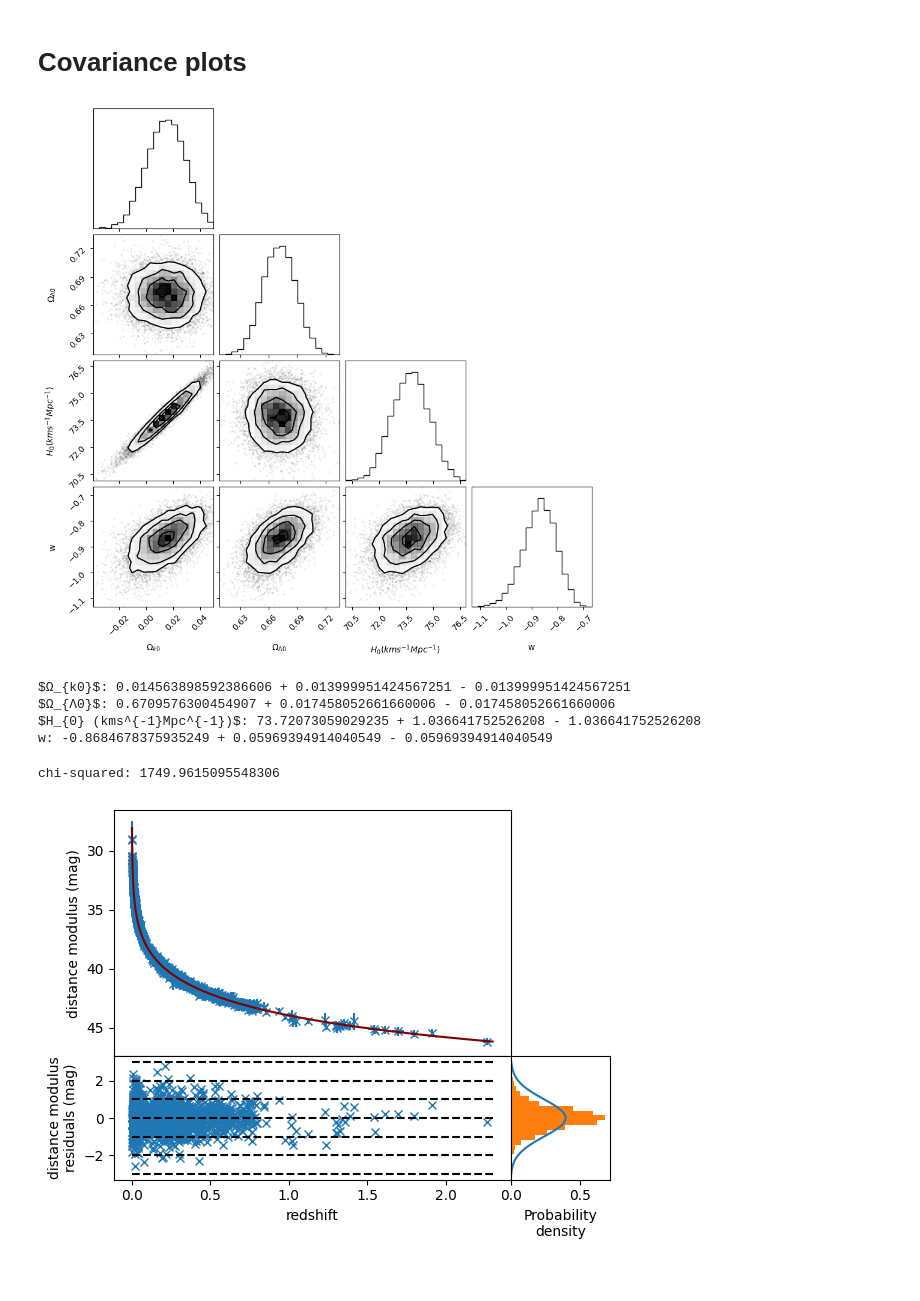
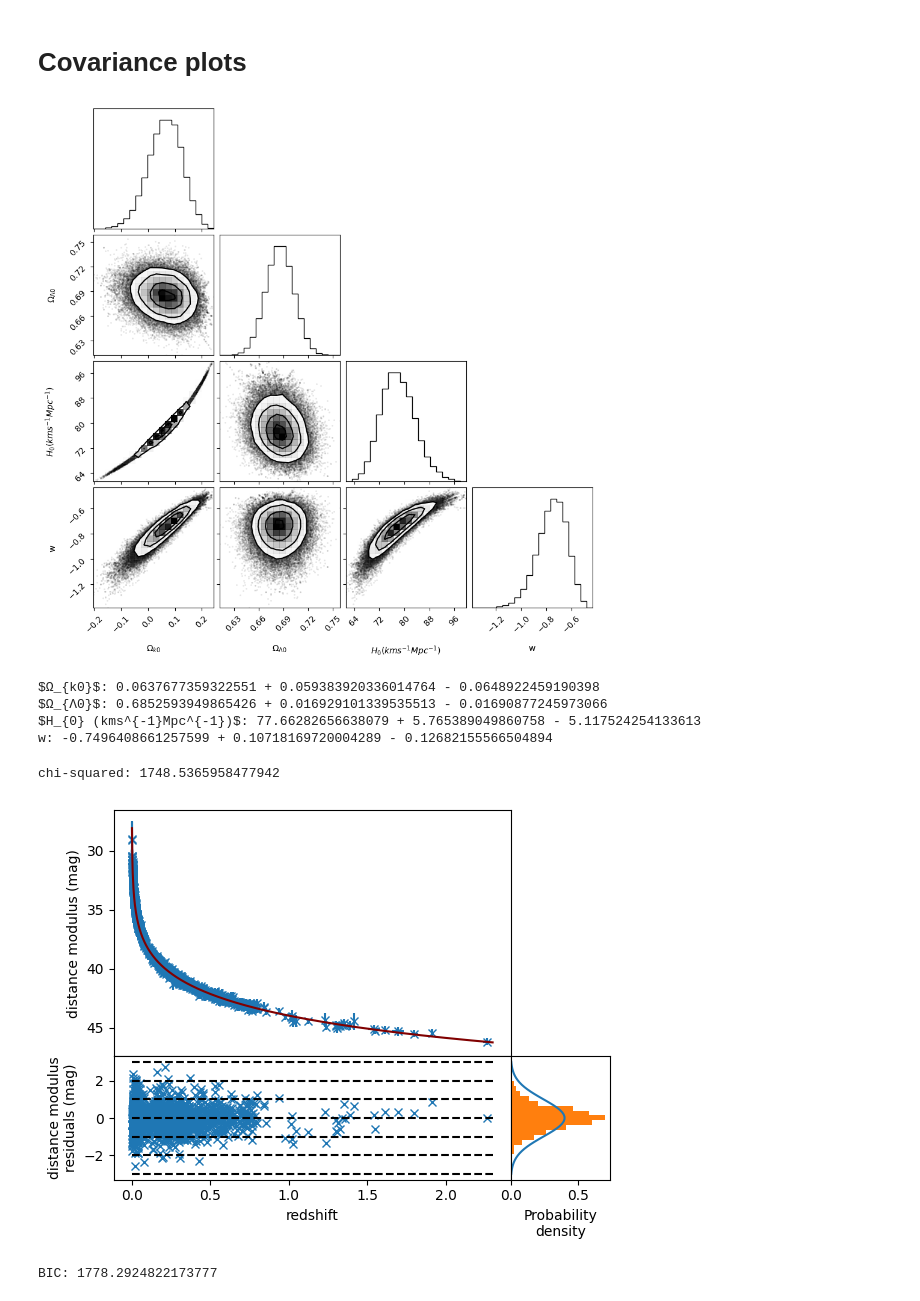
Before and after one commit to LightningMinion/Supernova-Cosmology, a Jupyter notebook: wCDM, MCMC.ipynb, the cells around one changed output. Saved outputs shown, nothing was run; the diff lists cells and outputs as text; code cells hidden in the pictures.

Commit message:
run models

```diff
--- a/wCDM, MCMC.ipynb
+++ b/wCDM, MCMC.ipynb
@@ -76,21 +76,26 @@ Priors are: {k=0, H0~70, etc}
 
 Should priors be uniform or Gaussian over the range? - use uniform unless I have good reasons to use a Gaussian (eg if I use the Planck result as a prior, the prior could be a Gaussian with st dev being the error given by Planck)
 # %%
+H0_prior = 73.3
+H0_stdev_prior = 1.04
+omega_DE_prior = 0.685
+omega_DE_stdev_prior = 0.017
+
 def log_prior(theta, z):
     omega_k, omega_DE, H0, w = theta
     H2 = Friedmann_eq2(z, theta)
-    if not (-0.05<omega_k<0.05 and np.all(H2>0) and -2<w<0 and H0>0):
+    if not (-1<omega_k<1 and np.all(H2>0) and -3<w<-0.01 and 20<H0<100):
         return -np.inf
-    return -0.5*(omega_DE-0.666)**2/0.018**2-0.5*(H0-73.5)**2/1.1**2
+    return -0.5*(omega_DE-omega_DE_prior)**2/omega_DE_stdev_prior**2
 
 nparams = 4
-nwalkers = 32
+nwalkers = 50
 pos = np.zeros((nwalkers, nparams))
 for i in range(len(pos)):
     pos[i][0] = np.random.uniform(-0.005, 0.005)
     pos[i][1] = np.random.uniform(0.6, 0.75)
-    pos[i][2] = np.random.uniform(60, 80)
-    pos[i][3] = np.random.uniform(-1,-0.5)
+    pos[i][2] = np.random.uniform(20, 100)
+    pos[i][3] = np.random.uniform(-3,-0.01)
 # %% [markdown]
 # Likelihood function
 # %%
@@ -112,10 +117,10 @@ def log_probability(theta, z, mu, covmatrix_inv):
 # %% [markdown]
 Questions to investigate: how many chains should I discard? What is burn in? How many walkers do I need? How many steps should the walkers take?
 # %%
-nsteps = 5000 #number of steps walkers take
+nsteps = 10000 #number of steps walkers take
 nwalkers, ndim = pos.shape
 sampler = emcee.EnsembleSampler(
     nwalkers, ndim, log_probability, args = (sn_z, sn_mu, covmat_inv)
 )
-sampler.run_mcmc(pos, nsteps, progress = True)
+sampler.run_mcmc(None, 10000, progress = True)
 # %% [output]
@@ -163,23 +169,23 @@ autocorrelation time is [44.73272509 44.86629894 43.46927248 41.79741928]
 fig = corner.corner(
     flat_samples, labels = labels
 )
-plt.savefig("corner.png")
+plt.savefig("corner_wCDM.png")
 # %% [output]
-[figure, old version]
+[figure, new version]
 # %%
 for i in range(ndim):
     mcmc = np.percentile(flat_samples[:, i], [16, 50, 84])
     q = np.diff(mcmc)
-    print(f"{labels[i]}: {mcmc[1]} + {q[1]} - {q[1]}")
+    print(f"{labels[i]}: {mcmc[1]} + {q[1]} - {q[0]}")
 # %% [output]
-$Ω_{k0}$: 0.014563898592386606 + 0.013999951424567251 - 0.013999951424567251
-$Ω_{Λ0}$: 0.6709576300454907 + 0.017458052661660006 - 0.017458052661660006
-$H_{0} (kms^{-1}Mpc^{-1})$: 73.72073059029235 + 1.036641752526208 - 1.036641752526208
-w: -0.8684678375935249 + 0.05969394914040549 - 0.05969394914040549
+$Ω_{k0}$: 0.0637677359322551 + 0.059383920336014764 - 0.0648922459190398
+$Ω_{Λ0}$: 0.6852593949865426 + 0.016929101339535513 - 0.01690877245973066
+$H_{0} (kms^{-1}Mpc^{-1})$: 77.66282656638079 + 5.765389049860758 - 5.117524254133613
+w: -0.7496408661257599 + 0.10718169720004289 - 0.12682155566504894
 # %%
 theta_model = np.zeros(nparams)
 for i in range(nparams):
-    theta_model[i] = np.percentile(flat_samples[:, i], [50])
+    theta_model[i] = np.percentile(flat_samples[:, i], [50])[0]
 # %%
 model_z = np.linspace(0.001, 2.3, 1000)
 model_mu = dist_modulus(model_z, theta_model)
@@ -190,32 +196,35 @@ chisqval = np.matmul(np.matmul(resids, covmat_inv), resids)
 fig, axs = plt.subplots(2, 2, width_ratios=[4,1], height_ratios=[2,1])
 axs[0,0].plot(model_z, model_mu, color = "maroon", zorder = 2)
 
 axs[0,0].errorbar(sn_z, sn_mu, xerr=sn_z_err, yerr = sn_mu_err, marker = "x", linestyle = 'None', zorder = 1)
 axs[1,0].hlines(1,0,2.3, linestyle = "--", color = "black")
 axs[1,0].hlines(2,0,2.3, linestyle = "--", color = "black")
 norm_resids = (dist_modulus(sn_z, theta_model) - sn_mu)/sn_mu_err
 print(f"chi-squared: {chisqval}")
 axs[1,0].errorbar(sn_z, norm_resids, marker = "x", linestyle = 'None', zorder = 1)
 axs[1,0].hlines(3,0,2.3, linestyle = "--", color = "black")
 axs[1,0].hlines(-1,0,2.3, linestyle = "--", color = "black")
 axs[1,0].hlines(-2,0,2.3, linestyle = "--", color = "black")
 axs[1,0].hlines(-3,0,2.3, linestyle = "--", color = "black")
 axs[1,0].hlines(0,0,2.3, linestyle = "--", color = "black", zorder = 2)
 axs[1,0].set_xlabel("redshift")
 axs[0,0].set_ylabel("distance modulus (mag)")
 axs[1,0].set_ylabel("distance modulus\nresiduals (mag)")
 fig.subplots_adjust(hspace=0)
 fig.subplots_adjust(wspace=0)
 axs[0,0].invert_yaxis()
 #axs[0,0].set_xscale("log")
 #axs[1,0].set_xscale("log")
 axs[0,1].remove()
 axs[1,1].get_yaxis().set_visible(False)
 xs = np.linspace(-3,3)
 axs[1,1].plot(scp.stats.norm.pdf(xs, 0, 1), xs)
 axs[1,1].set_xlabel("Probability\ndensity")
 axs[1,1].hist(norm_resids, density = True, orientation = u'horizontal', bins = np.linspace(-3, 3, 24))
 plt.show()
+BIC = nparams*np.log(covmat_file_dim) + chisqval
+print(f"BIC: {BIC}")
 # %% [output]
-chi-squared: 1749.9615095548306
+chi-squared: 1748.5365958477942
-[figure, old version]
+[figure, new version]
+BIC: 1778.2924822173777
```
Also changed, not shown: parts of 2 cells of this notebook, 23 other files.
